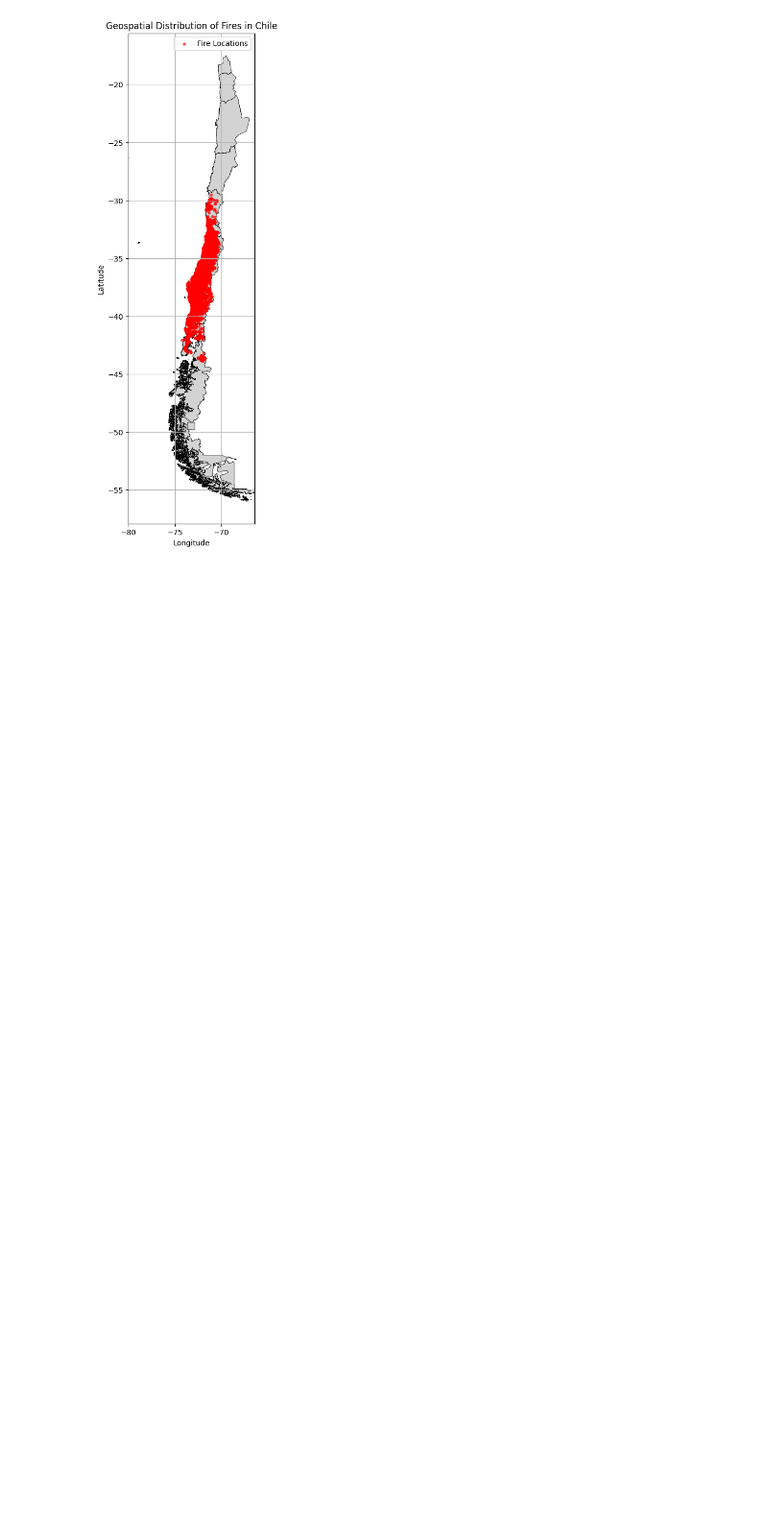
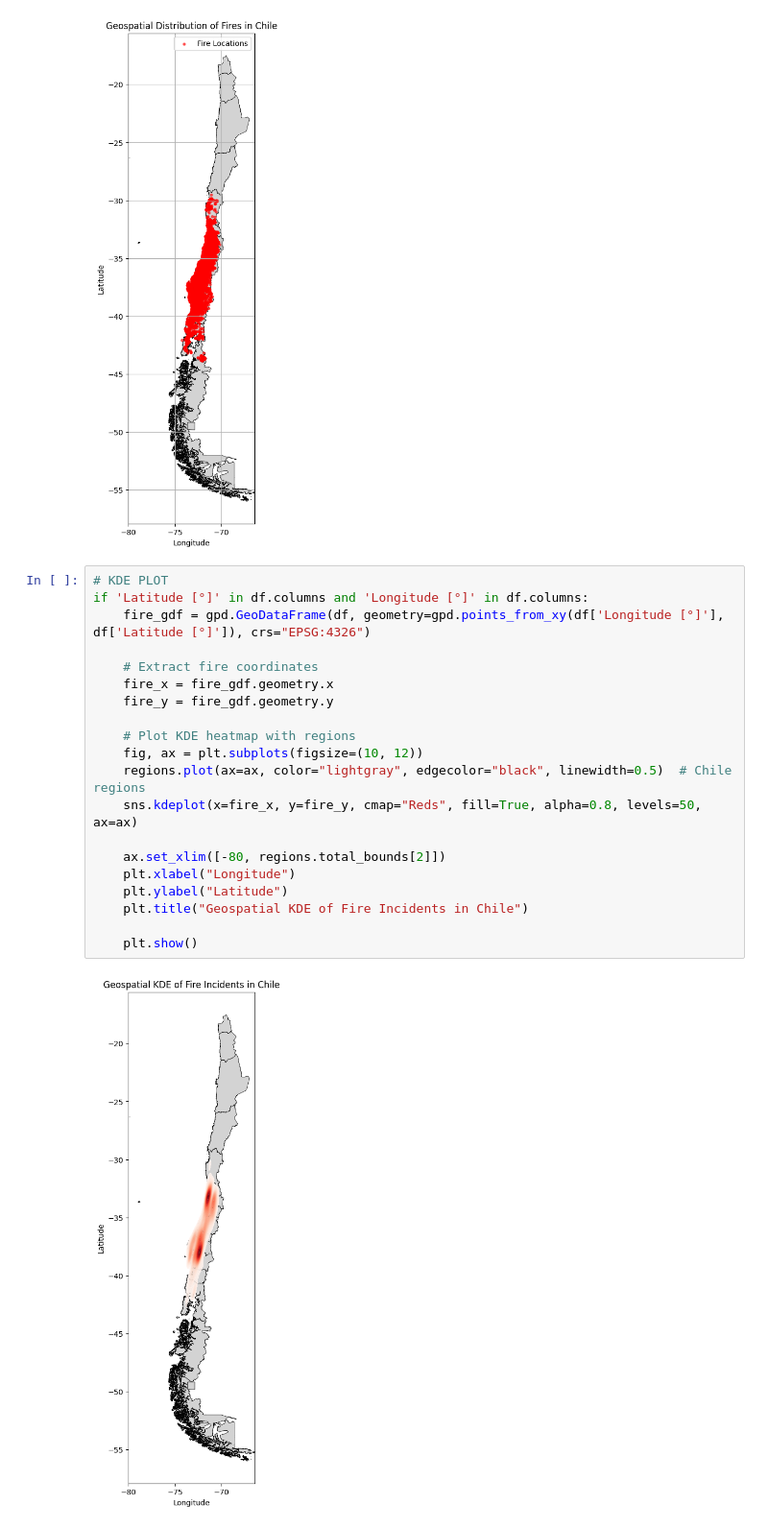
Before and after one commit to abbystokes/wildfire-risk-ml, a Jupyter notebook: data_exploration.ipynb, the cells around one changed output. Shown at 96% size. Drawn from its saved outputs; the diff is of its cells as text; blank space fills up the shorter version.

Commit message:
added KDE plot

```diff
--- a/data_exploration.ipynb
+++ b/data_exploration.ipynb
@@ -162,6 +166,28 @@ if 'Latitude [°]' in df.columns and 'Longitude [°]' in df.columns:
     plt.show()
 # %% [output]
 [figure]
+# %%
+# KDE PLOT
+if 'Latitude [°]' in df.columns and 'Longitude [°]' in df.columns:
+    fire_gdf = gpd.GeoDataFrame(df, geometry=gpd.points_from_xy(df['Longitude [°]'], df['Latitude [°]']), crs="EPSG:4326")
+
+    # Extract fire coordinates
+    fire_x = fire_gdf.geometry.x
+    fire_y = fire_gdf.geometry.y
+
+    # Plot KDE heatmap with regions
+    fig, ax = plt.subplots(figsize=(10, 12))
+    regions.plot(ax=ax, color="lightgray", edgecolor="black", linewidth=0.5)  # Chile regions
+    sns.kdeplot(x=fire_x, y=fire_y, cmap="Reds", fill=True, alpha=0.8, levels=50, ax=ax)
+
+    ax.set_xlim([-80, regions.total_bounds[2]])
+    plt.xlabel("Longitude")
+    plt.ylabel("Latitude")
+    plt.title("Geospatial KDE of Fire Incidents in Chile")
+
+    plt.show()
+# %% [output]
+[figure, added]
 # %%
 # Fire distributions for Maule
 
```
Also changed, not shown: parts of 1 cell of this notebook.
